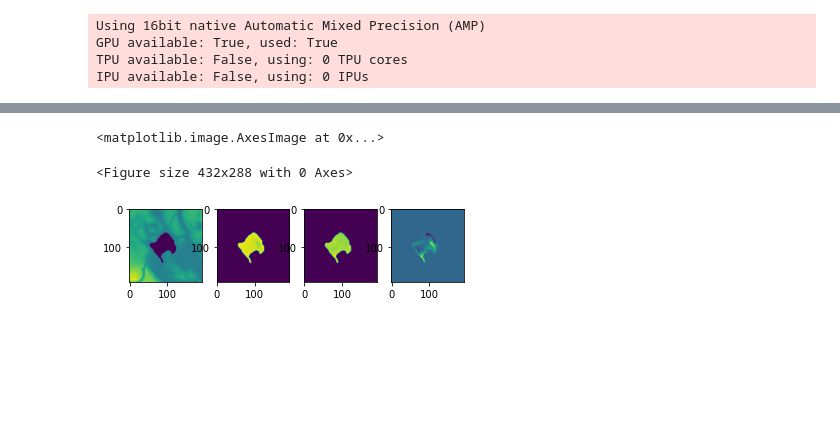
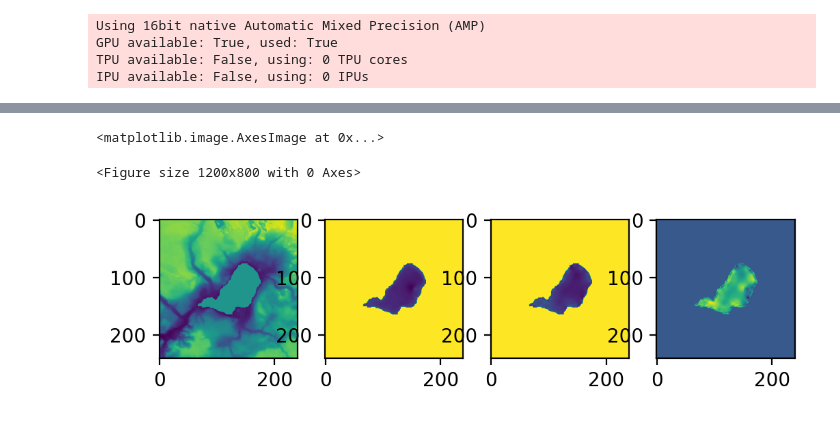
Before and after one commit to KennethTM/autoencoder-for-lake-bathymetry, a Jupyter notebook: dem_autoencoder.ipynb, the cells around one changed output, grey strips where cells are left out. Drawn from its saved outputs; the diff is of its cells as text; code cells hidden in the pictures; blank space fills up the shorter version.

```diff
--- a/dem_autoencoder.ipynb
+++ b/dem_autoencoder.ipynb
@@ -378,10 +313,10 @@ model_example = AutoEncoder.load_from_checkpoint("lightning_logs/version_0/check
 # %%
 plt.rcParams['figure.dpi'] = 200
 
-tmp_in, tmp_target, tmp_mask = valid_dataset[99]
+tmp_in, tmp_target, tmp_mask = valid_dataset[0]
 
 with torch.no_grad():
-    tmp_hat_np = model_example(tmp_in.unsqueeze(0))
+    tmp_hat_np = model_example(tmp_in.unsqueeze(0), tmp_mask.unsqueeze(0))
 
 tmp_in_np = tmp_in.squeeze().numpy()
 tmp_target_np = tmp_target.squeeze().numpy()
@@ -405,32 +340,6 @@ train_transform = A.Compose([
     A.RandomRotate90(p=0.25),
     A.Flip(p=0.25)
 ])
-# %%
-def mask_morph_trans(mask, p=0.5, min_iters = 1, max_iters = 8):
-
-    rand = random.uniform(0, 1)
-
-    if rand > p:
-        return(mask)
-
-    kernel = np.ones((3,3),np.uint8)
-    morph_op = random.choice([cv2.erode, cv2.dilate])
-    iters = random.randint(min_iters, max_iters)
-
-    mask_copy = mask.copy()
-    mask_morph = morph_op(mask_copy, kernel, iterations=iters)
-
-    if mask_morph.sum()/mask.sum() < 0.1:
-        return(mask)
-
-    return(mask_morph)
-# %%
-#rescale range to 0-1 with approximate min-max
-def dem_scale(dem, min_val=-25, max_val=175):
-    return((dem - min_val)/(max_val - min_val))
-
-def dem_inv_scale(dem_scale, min_val=-25, max_val=175):
-    return(dem_scale*(max_val - min_val)+min_val)
 # %%
 #dataset for lakes data
 
@@ -471,6 +380,10 @@ import pickle
 with open('data/lakes_datasets.pickle', 'rb') as src:
     lakes_dict = pickle.load(src)
 # %%
-train_ds = Lakes(lakes_dict["train"], train_transform)
-valid_ds = Lakes(lakes_dict["valid"])
-test_ds = Lakes(lakes_dict["test"])
+train_list = lakes_dict["train"]
+valid_list = lakes_dict["valid"]
+test_list = lakes_dict["test"]
+
+train_ds = Lakes(train_list, train_transform)
+valid_ds = Lakes(valid_list)
+test_ds = Lakes(test_list)
@@ -532,24 +449,24 @@ lake_model = AutoEncoder.load_from_checkpoint("lightning_logs/version_8/checkpoi
 # %%
-tmp_in, tmp_target, tmp_mask = valid_ds[1]
+tmp_in, tmp_target, tmp_mask = valid_ds[21]
 
 with torch.no_grad():
-    tmp_hat_np = lake_model(tmp_in.unsqueeze(0))
+    tmp_hat_np = model_example(tmp_in.unsqueeze(0), tmp_mask.unsqueeze(0))
 
 tmp_in_np = tmp_in.squeeze().numpy()
 tmp_target_np = tmp_target.squeeze().numpy()
 tmp_mask_np = tmp_mask.squeeze().numpy()
 tmp_hat_np = tmp_hat_np.squeeze().numpy()
 
 plt.figure()
 f, axarr = plt.subplots(1,4)
 axarr[0].imshow(tmp_in_np)
 axarr[1].imshow(tmp_target_np*tmp_mask_np)
 axarr[2].imshow(tmp_hat_np*tmp_mask_np)
 axarr[3].imshow((tmp_hat_np*tmp_mask_np)-(tmp_target_np*tmp_mask_np))
 # %% [output]
 <matplotlib.image.AxesImage at 0x...>
-<Figure size 432x288 with 0 Axes>
+<Figure size 1200x800 with 0 Axes>
-[figure, old version]
+[figure, new version]
 # %%
 #obs = [i["lake"] * i["mask"] for i in valid_list]
 def nan_for_mask(item):
```
Also changed, not shown: parts of 37 cells of this notebook, 1 other file.
